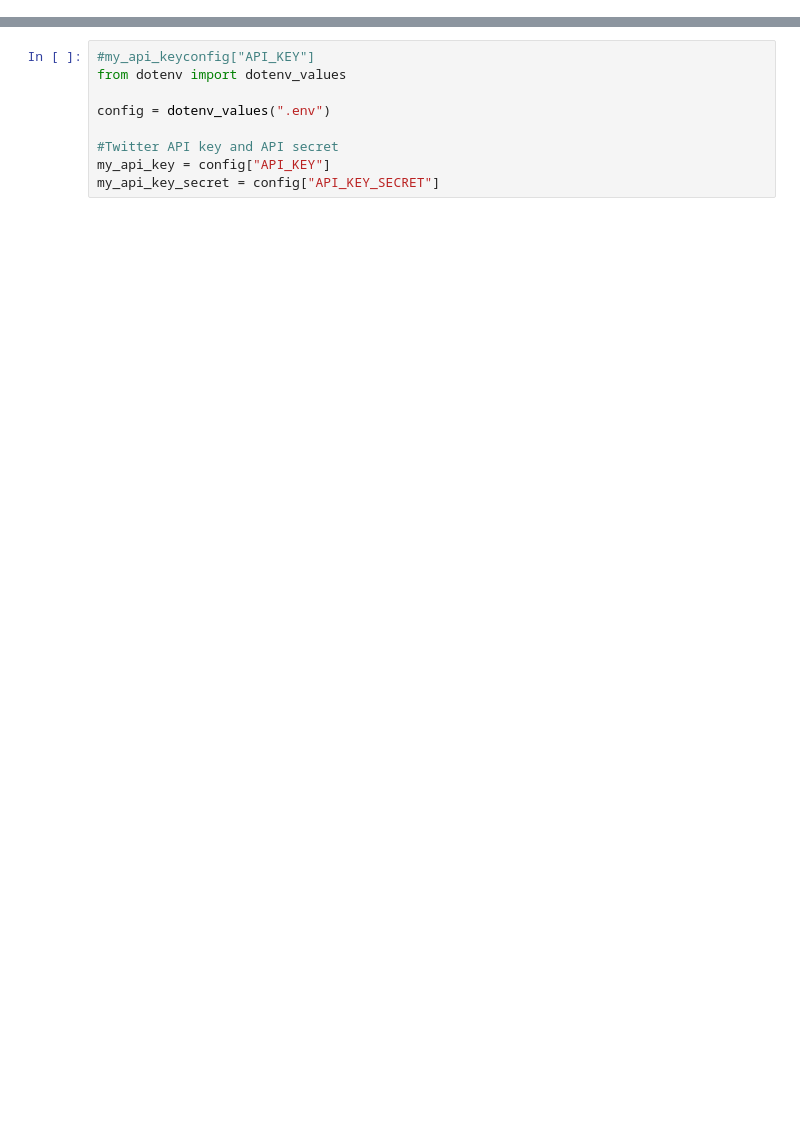
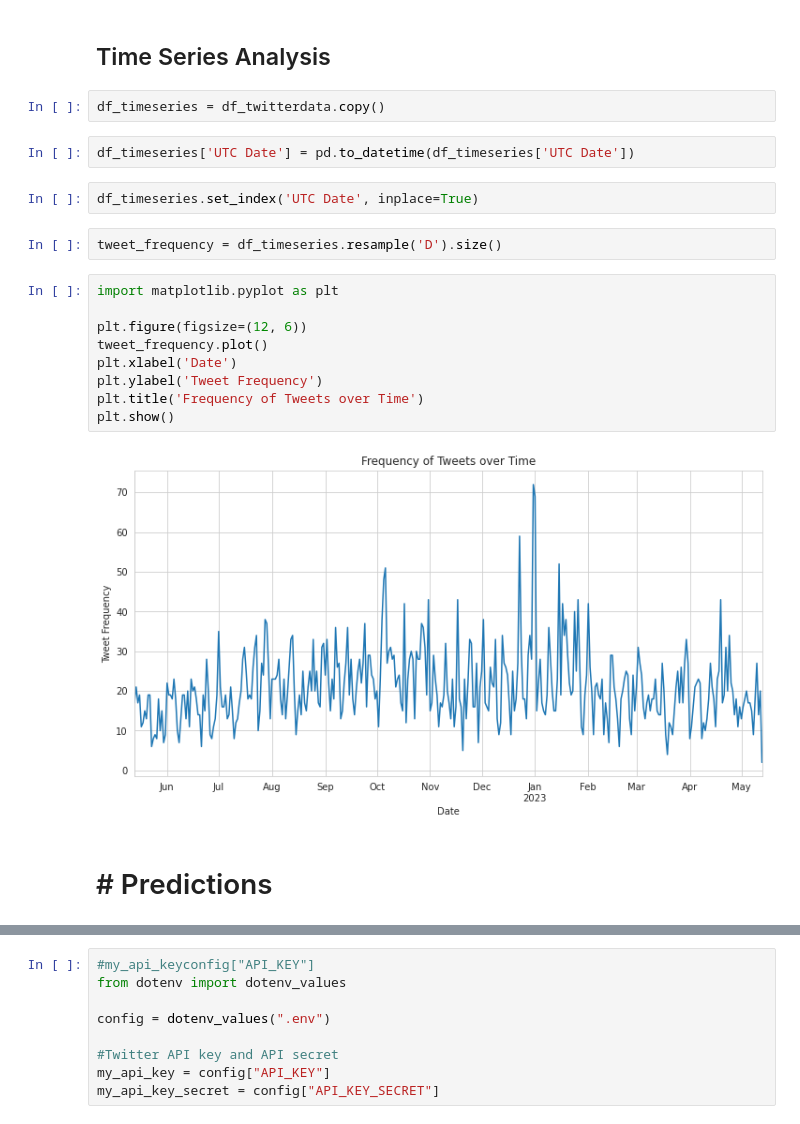
Before and after one commit to Ethan-Lawless/Semester-2-CA-2, a Jupyter notebook: Sba22189_S2_CA2.ipynb, the cells around one changed output, grey strips where cells are left out. Drawn from its saved outputs; the diff is of its cells as text; blank space fills up the shorter version.

```diff
--- a/Sba22189_S2_CA2.ipynb
+++ b/Sba22189_S2_CA2.ipynb
@@ -2,0 +636,23 @@ Gather Twitter data for databases
+# %% [markdown]
+## Time Series Analysis
+# %%
+df_timeseries = df_twitterdata.copy()
+# %%
+df_timeseries['UTC Date'] = pd.to_datetime(df_timeseries['UTC Date'])
+# %%
+df_timeseries.set_index('UTC Date', inplace=True)
+# %%
+tweet_frequency = df_timeseries.resample('D').size()
+# %%
+import matplotlib.pyplot as plt
+
+plt.figure(figsize=(12, 6))
+tweet_frequency.plot()
+plt.xlabel('Date')
+plt.ylabel('Tweet Frequency')
+plt.title('Frequency of Tweets over Time')
+plt.show()
+# %% [output]
+[figure, added]
+# %% [markdown]
+# # Predictions
```
Also changed, not shown: parts of 87 cells of this notebook, 1 other file.
